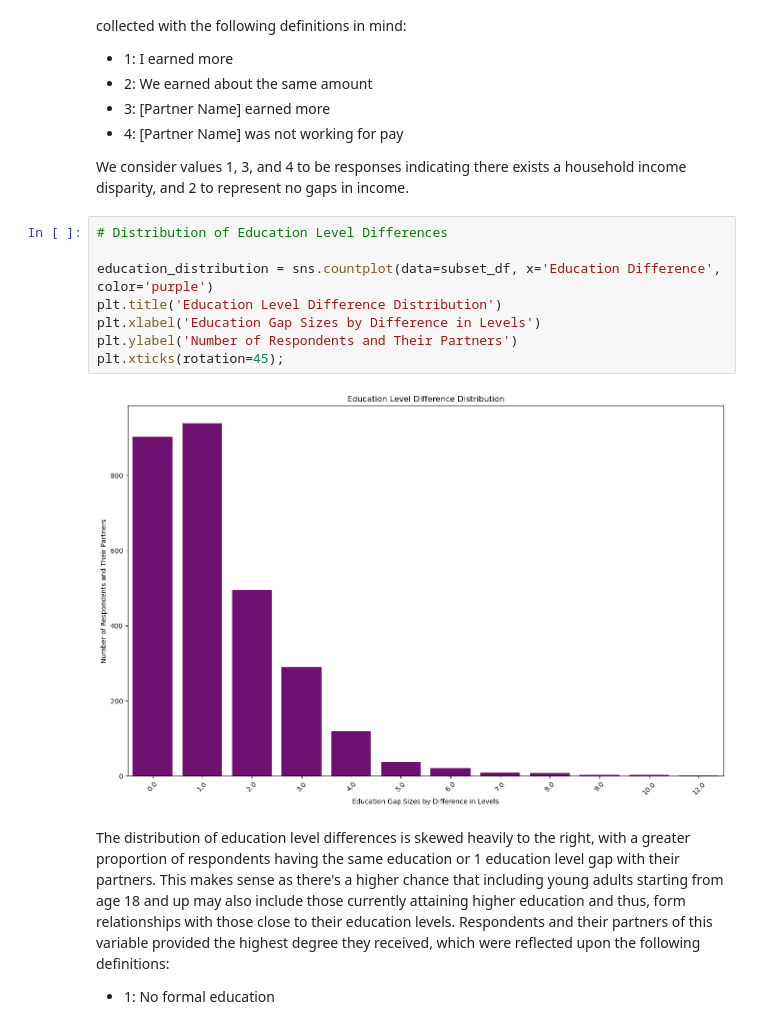
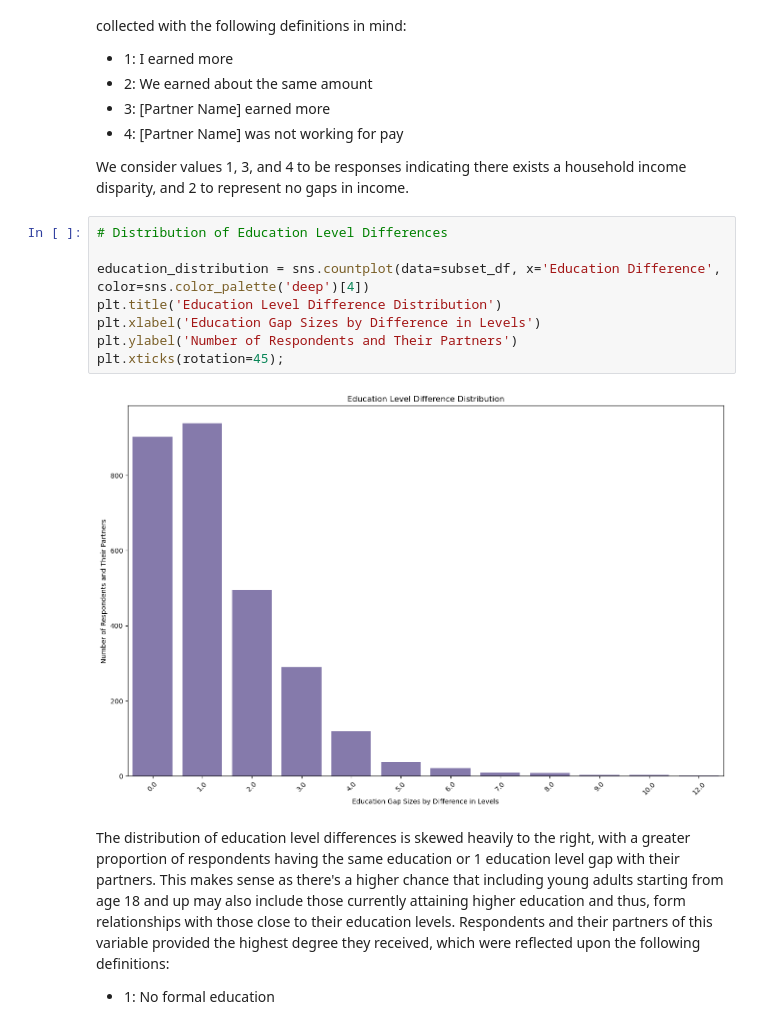
Before and after one commit to jammyegg/COGS-108-Final-Project, a Jupyter notebook: FinalProject_Group153-FA24.ipynb, the cells around one changed output. Saved outputs shown, nothing was run; the diff lists cells and outputs as text.

```diff
--- a/FinalProject_Group153-FA24.ipynb
+++ b/FinalProject_Group153-FA24.ipynb
@@ -261,13 +278,13 @@ We consider values 1, 3, and 4 to be responses indicating there exists a househo
 # %%
 # Distribution of Education Level Differences
 
-education_distribution = sns.countplot(data=subset_df, x='Education Difference', color='purple')
+education_distribution = sns.countplot(data=subset_df, x='Education Difference', color=sns.color_palette('deep')[4])
 plt.title('Education Level Difference Distribution')
 plt.xlabel('Education Gap Sizes by Difference in Levels')
 plt.ylabel('Number of Respondents and Their Partners')
 plt.xticks(rotation=45);
 # %% [output]
-[figure, old version]
+[figure, new version]
 # %% [markdown]
 The distribution of education level differences is skewed heavily to the right, with a greater proportion of respondents having the same education or 1 education level gap with their partners. This makes sense as there's a higher chance that including young adults starting from age 18 and up may also include those currently attaining higher education and thus, form relationships with those close to their education levels. Respondents and their partners of this variable provided the highest degree they received, which were reflected upon the following definitions:
 - 1: No formal education
```
Also changed, not shown: parts of 28 cells of this notebook.
